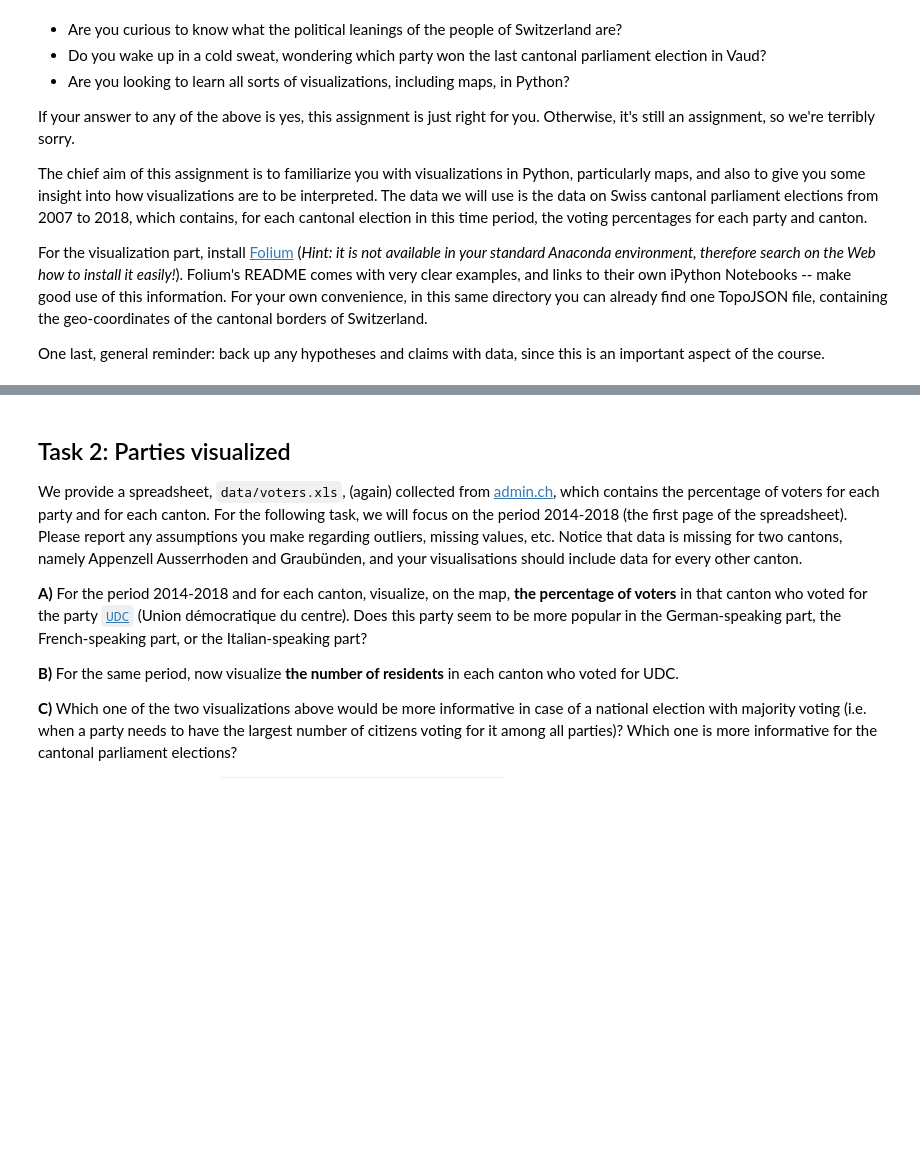
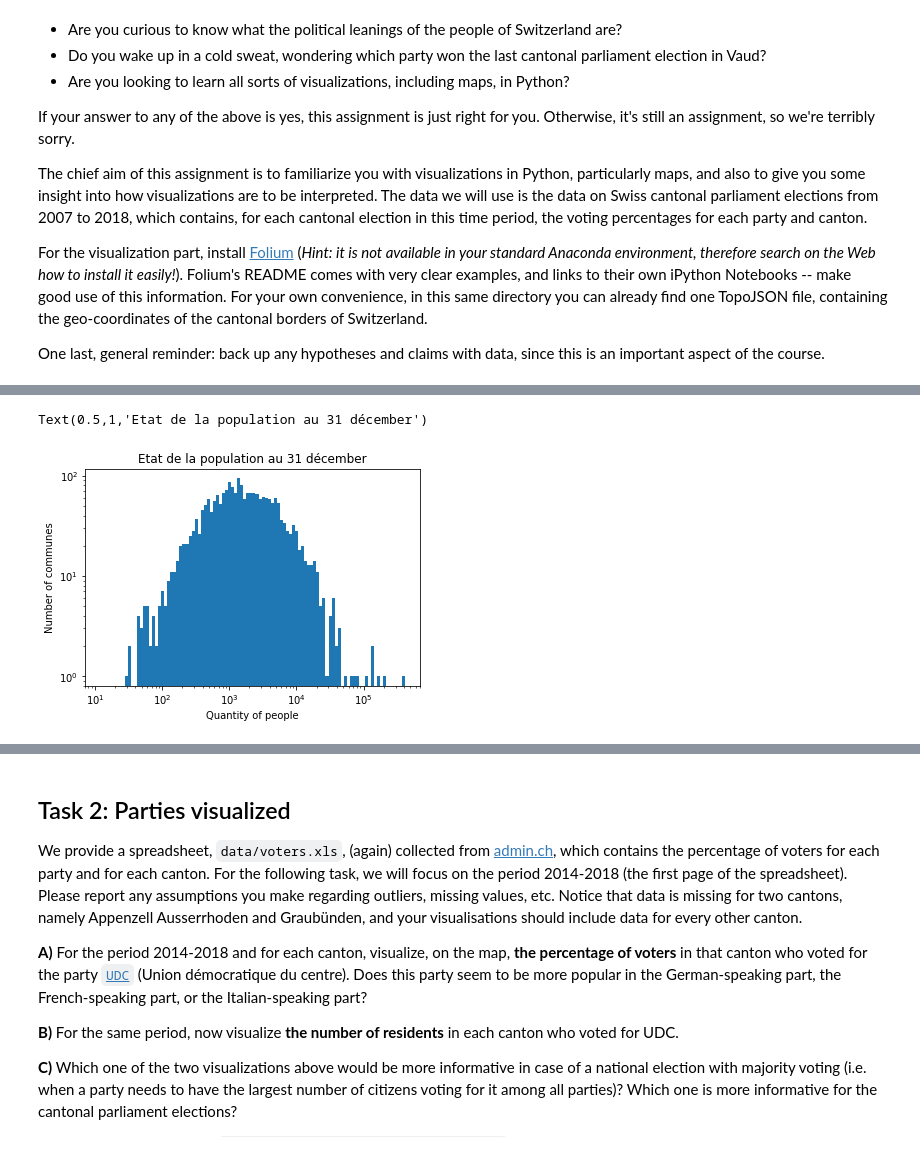
Before and after one commit to kareen2707/Folium, a Jupyter notebook: HW2_main.ipynb, the cells around one changed output, grey strips where cells are left out. Cells and saved outputs as stored; diff of their text form; code cells hidden in the pictures; blank space fills up the shorter version.

```diff
--- a/HW2_main.ipynb
+++ b/HW2_main.ipynb
@@ -280,0 +169,16 @@ plt.show(4)
+# %%
+hist,bins,_ = plt.hist(communes_population.values, bins=100)
+
+# histogram on log scale.
+# Use non-equal bin sizes, such that they look equal on log scale.
+logbins = np.logspace(np.log10(bins[0]),np.log10(bins[-1]),len(bins))
+plt.cla()  #Clear the scale of the axis
+plt.hist(communes_population.values, bins=logbins)
+plt.xscale('log')
+plt.yscale('log')
+plt.ylabel('Number of communes')
+plt.xlabel('Quantity of people')
+plt.title("Etat de la population au 31 décember")
+# %% [output]
+Text(0.5,1,'Etat de la population au 31 décember')
+[figure, added]
```
Also changed, not shown: parts of 19 cells of this notebook.
